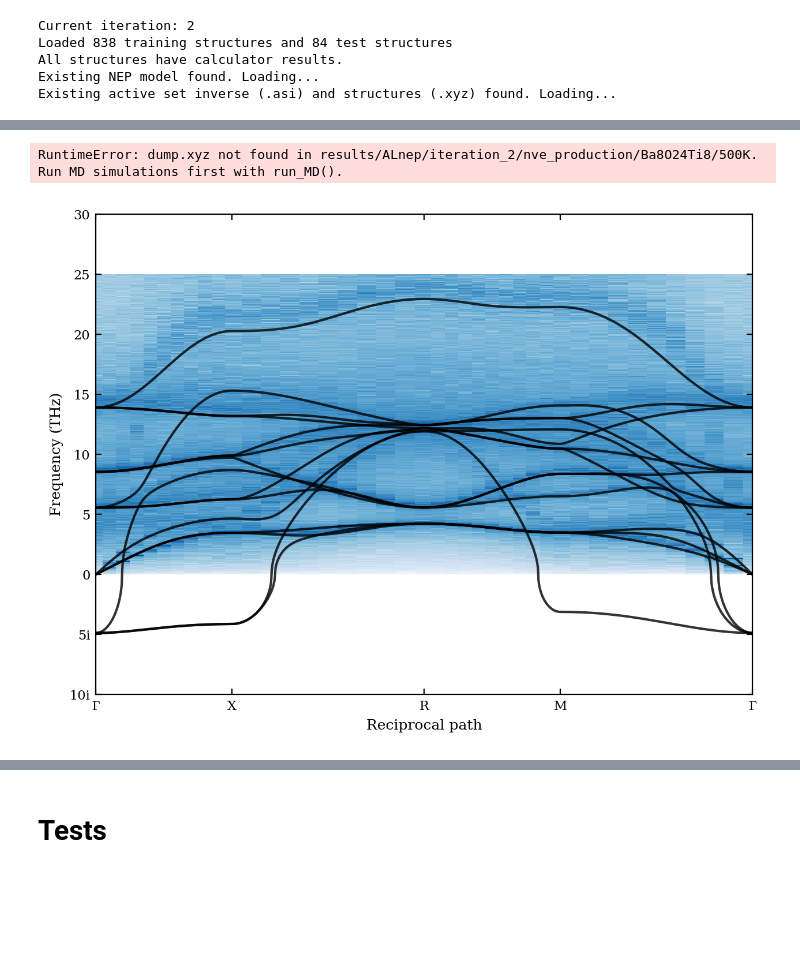
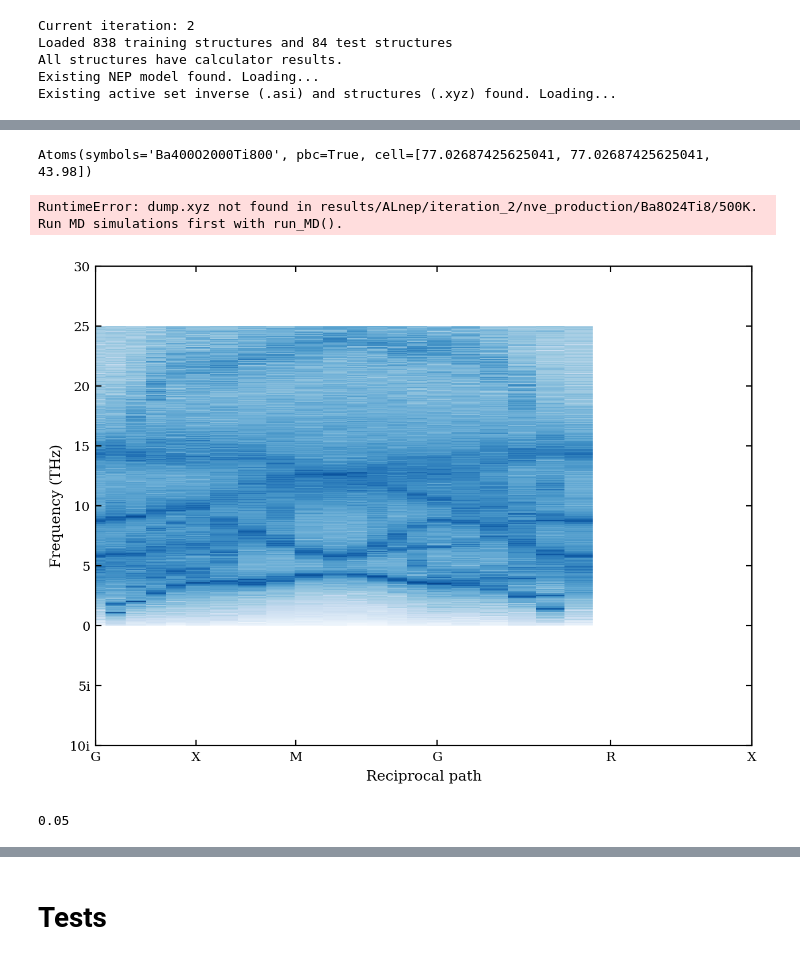
Before and after one commit to ThomasRavnborg/OxideSlabs, a Jupyter notebook: MLtraining.ipynb, the cells around one changed output, grey strips where cells are left out. Saved outputs shown, nothing was run; the diff lists cells and outputs as text; code cells hidden in the pictures; blank space fills up the shorter version.

```diff
--- a/MLtraining.ipynb
+++ b/MLtraining.ipynb
@@ -1772,16 +1826,20 @@ fig = plot_dispersion([phonon_ML], ['ML'], width=0.8)
+# %%
+test
+# %% [output]
+Atoms(symbols='Ba400O2000Ti800', pbc=True, cell=[77.02687425625041, 77.02687425625041, 43.98])
 # %%
 NEP.calculate_sed(path='nve_production/Ba8O24Ti8/500K')
 # %% [output]
 RuntimeError: dump.xyz not found in results/ALnep/iteration_2/nve_production/Ba8O24Ti8/500K. Run MD simulations first with run_MD().
 # %%
 from src.phononcalc import get_phonon_dispersion
-unitcell = read('results/ALnep/iteration_2/nve_production/Ba8O24Ti8/model.xyz')
+unitcell = read('results/ALnep/iteration_2/nve_production_old3/Ba8O24Ti8/model.xyz')
 phonon = NEP.calculate_phonon(unitcell)
 phonopy_dists, phonopy_freqs, phonopy_paths, pathlabels = get_phonon_dispersion(phonon)
 # %%
-data = np.load('results/ALnep/iteration_2/nve_production/Ba8O24Ti8/500K/sed.npz')
-dyna_dists = data['dists']
-dyna_freqs = data['freqs']
+data = np.load('results/ALnep/iteration_2/nve_production_old3/Ba8O24Ti8/600K/sed.npz')
+dyna_dists = data['dyna_dists']
+dyna_freqs = data['dyna_freqs']
 sed = data['sed']
 # %%
 # Plot
@@ -1794,35 +1852,39 @@ y_tickmarks = np.arange(-10, 31, 5)
 y_ticklabels = []
 for tick in y_tickmarks:
     if tick < 0:
         y_ticklabels.append(f'{abs(tick)}i')
     else:
         y_ticklabels.append(f'{tick}')
 
 # dynasor
 #ax.pcolormesh(np.hstack(dyna_dists), freqs, np.log(sed).T,
 #              shading='auto', rasterized=True, cmap='Blues')
 ax.pcolormesh(np.hstack(dyna_dists), dyna_freqs, np.log(sed).T,
               cmap='Blues', shading='auto', rasterized=True)
 
 # phonopy
-ax.plot(np.hstack(phonopy_dists), np.vstack(phonopy_freqs), color='black', alpha=0.8)
+#ax.plot(np.hstack(phonopy_dists), np.vstack(phonopy_freqs), color='black', alpha=0.8)
 
 # indicate q-points that were sampled
 #ax.vlines(np.hstack(dyna_dists), np.min(dyna_freqs), np.max(dyna_freqs), color='gray', alpha=0.5)
 
 xticks = np.array([dist[0] for dist in phonopy_dists] + [phonopy_dists[-1][-1]])
 
 ax.set_xlabel('Reciprocal path')
 ax.set_ylabel('Frequency (THz)')
 ax.set_xticks(xticks, pathlabels)
 
 ax.set_xlim(xticks[0], xticks[-1])
 ax.set_ylim(y_tickmarks[0], y_tickmarks[-1])
 ax.set_yticks(y_tickmarks, y_ticklabels)
 
 fig.tight_layout()
 # %% [output]
-[figure, old version]
+[figure, new version]
+# %%
+1/20
+# %% [output]
+0.05
 # %%
 special_indices = np.cumsum([0] + [len(d) for d in dyna_dists])[:-1]
 
```
Also changed, not shown: parts of 13 cells of this notebook, 3 other files.
